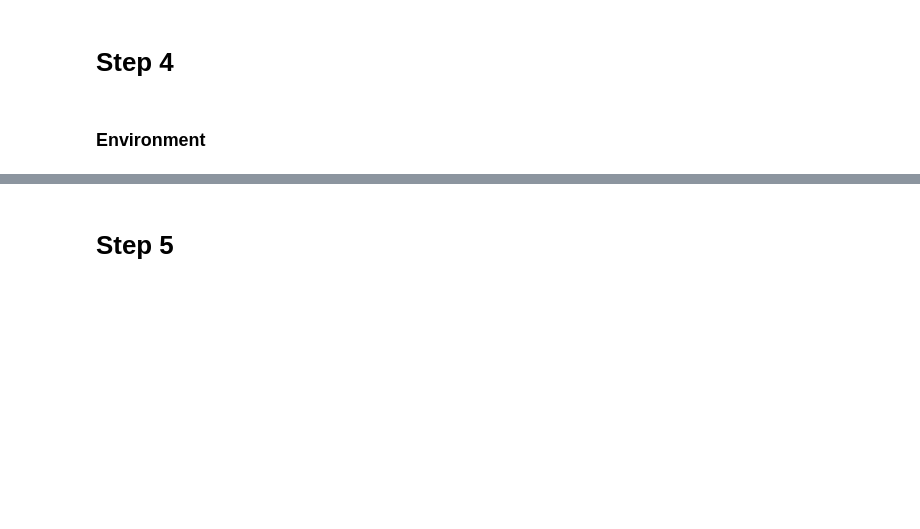
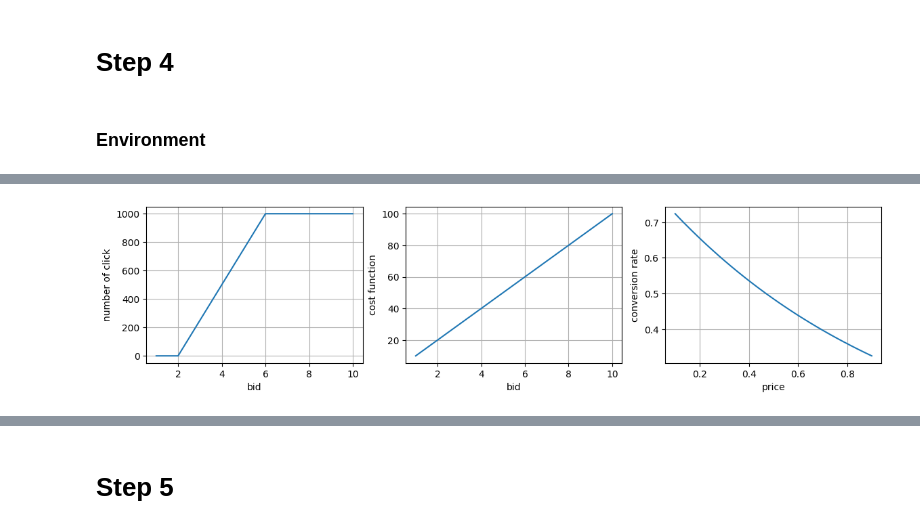
Before and after one commit to ossama-eloukili/Online-Learning-Applications-Project, a Jupyter notebook: bySTEPS.ipynb, the cells around one changed output, grey strips where cells are left out. Saved outputs shown, nothing was run; the diff lists cells and outputs as text; code cells hidden in the pictures; blank space fills up the shorter version.

```diff
--- a/bySTEPS.ipynb
+++ b/bySTEPS.ipynb
@@ -1816,0 +1808,82 @@ class Custom_S4_known_context_UCB_Learner(Learner):# Obs: the curve of n_clicks
+# %%
+opt_list = []
+# %%
+# Inputs for user class
+
+F1 = 0
+F2 = 0
+def click_f(bid):
+    bid_0 = 2
+    bid_1 = 6
+    max_clicks = 1000
+
+    # if bid < bid_0:
+    #     return 0
+    # elif bid < bid_1:
+    #     return n_max * (bid - bid_0)/(bid_1-bid_0)
+    # return n_max
+    return (bid < bid_1) * (bid > bid_0) * (bid - bid_0)/(bid_1-bid_0) * max_clicks + (bid >= bid_1) * max_clicks
+
+
+
+def cost_f(bid):
+    return bid * 10
+
+def conversion_rate_f(price):
+    return np.exp(-price) * 0.8
+
+# Plot
+plt.figure(figsize=(14,3))
+
+xx = np.linspace(min(bids),max(bids),100)
+plt.subplot(1,3,1)
+plt.plot(xx, click_f(xx))
+plt.xlabel('bid')
+plt.ylabel('number of click')
+plt.grid(True)
+
+xx = np.linspace(min(bids),max(bids),100)
+plt.subplot(1,3,2)
+plt.plot(xx, cost_f(xx))
+plt.xlabel('bid')
+plt.ylabel('cost function')
+plt.grid(True)
+
+xx = np.linspace(min(prices),max(prices),100)
+plt.subplot(1,3,3)
+plt.plot(xx, conversion_rate_f(xx))
+plt.xlabel('price')
+plt.ylabel('conversion rate')
+plt.grid(True)
+
+
+# Creating class
+
+C1 = UserClass(F1, F2, click_f, cost_f, conversion_rate_f)
+
+
+# opt arm information
+opt_arm_price = np.argmax(C1.conversion_rate_function(prices)) #optimal value of convertion rate between the arms
+opt_price = prices[opt_arm_price]
+opt_conversion_rate = C1.conversion_rate_function(opt_price)
+
+opt_bid_arm = np.argmax(C1.n_daily_clicks_function(bids) * opt_conversion_rate * margin - C1.cum_daily_costs_function(bids)) #optimal value of convertion rate between the arms
+opt_bid = bids[opt_bid_arm]
+opt_n_daily_clicks = C1.n_daily_clicks_function(opt_bid)
+opt_cum_daily_costs = C1.cum_daily_costs_function(opt_bid)
+
+opt = opt_n_daily_clicks * opt_conversion_rate * margin - opt_cum_daily_costs
+opt_list.append(opt)
+
+
+# Plot
+plt.figure(figsize=(8,3))
+for price in prices:
+    plt.plot(bids, C1.n_daily_clicks_function(bids) * C1.conversion_rate_function(price) * margin - C1.cum_daily_costs_function(bids), label = f'price={price}')
+plt.plot(opt_bid, opt, 'o', color = "C9", label = "opt")
+plt.xlabel('bid')
+plt.ylabel('reward')
+plt.legend(fontsize=8)
+plt.grid(True)
+# %% [output]
+[figure, added]
```
Also changed, not shown: parts of 19 cells of this notebook.
